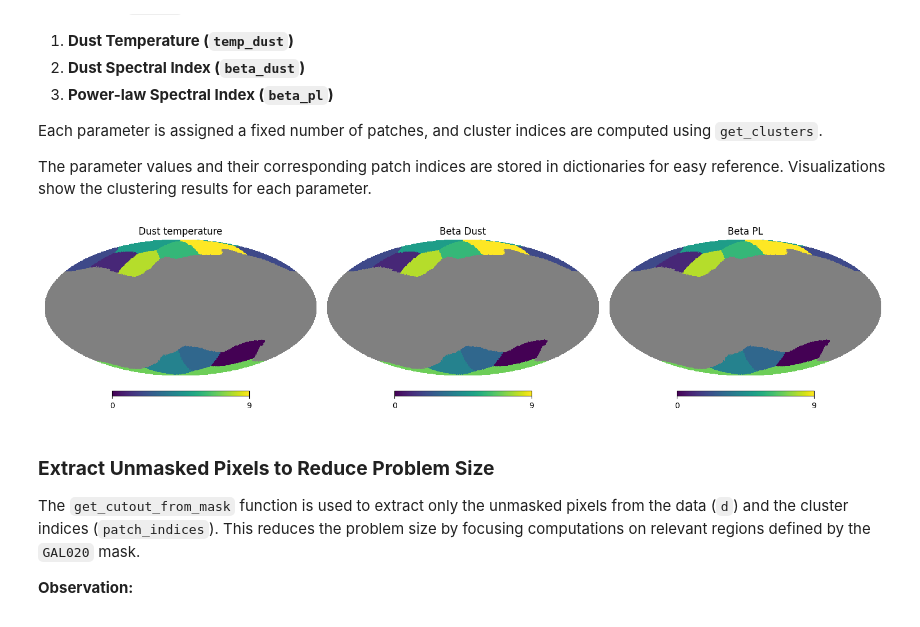
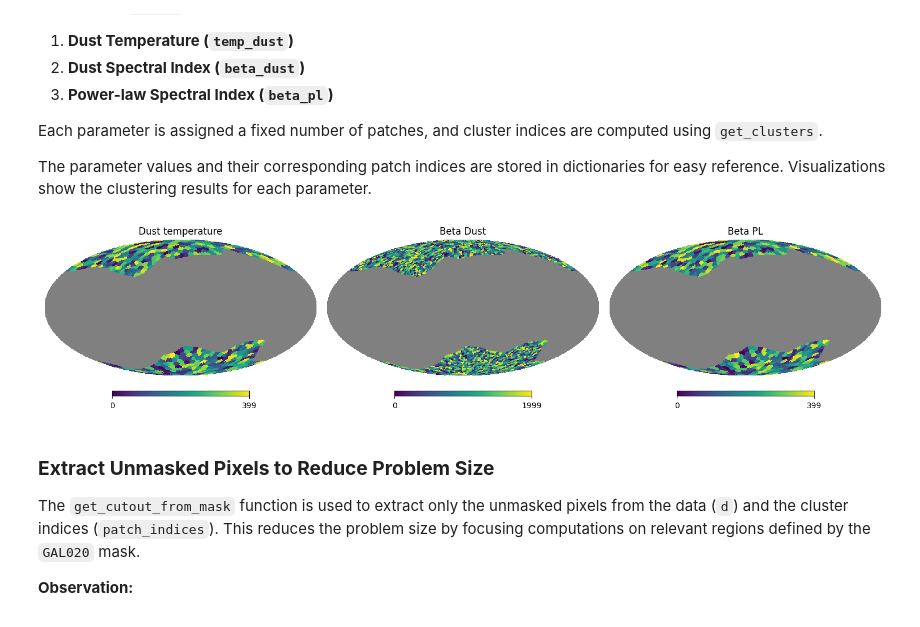
Before and after one commit to ASKabalan/furax-compsep-paper, a Jupyter notebook: notebooks/01_Clustering.ipynb, the cells around one changed output. Saved outputs shown, nothing was run; the diff lists cells and outputs as text; code cells hidden in the pictures.

```diff
--- a/notebooks/01_Clustering.ipynb
+++ b/notebooks/01_Clustering.ipynb
@@ -45,9 +46,9 @@ Loaded freq_maps for nside 128 from cache.
 
 Loads Planck masks (`GAL020`, `GAL040`, `GAL060`) that have been downgraded to an `nside` of 64 for compatibility with the resolution of subsequent analyses.
 # %%
-GAL020 = np.load('masks/GAL_PlanckMasks_64.npz')['GAL020']
-GAL040 = np.load('masks/GAL_PlanckMasks_64.npz')['GAL040']
-GAL060 = np.load('masks/GAL_PlanckMasks_64.npz')['GAL060']
+GAL020 = np.load('../data/masks/GAL_PlanckMasks_64.npz')['GAL020']
+GAL040 = np.load('../data/masks/GAL_PlanckMasks_64.npz')['GAL040']
+GAL060 = np.load('../data/masks/GAL_PlanckMasks_64.npz')['GAL060']
 
 figure = plt.figure(figsize=(15, 15))
 hp.mollview(GAL020, title='Mask GalPlane', sub=(1, 3, 1))
@@ -120,40 +121,40 @@ Each parameter is assigned a fixed number of patches, and cluster indices are co
 
 The parameter values and their corresponding patch indices are stored in dictionaries for easy reference. Visualizations show the clustering results for each parameter.
 # %%
-temp_dust_patches_count = 10
-beta_dust_patches_count = 10
-beta_pl_patches_count = 10
-
+temp_dust_patches_count = 400
+beta_dust_patches_count = 2000
+beta_pl_patches_count = 400
+max_centroids = 2000
 
 mask = GAL020
 indices, = jnp.where(mask == 1)
-temp_dust_patch_indices = get_clusters(mask,indices ,temp_dust_patches_count, jax.random.PRNGKey(0),max_centroids=1000)
-beta_dust_patch_indices = get_clusters(mask,indices, beta_dust_patches_count, jax.random.PRNGKey(0),max_centroids= 1000)
-beta_pl_patch_indices = get_clusters(mask,indices ,beta_pl_patches_count, jax.random.PRNGKey(0),max_centroids=1000)
+temp_dust_patch_indices = get_clusters(mask,indices ,temp_dust_patches_count, jax.random.PRNGKey(0),max_centroids=max_centroids)
+beta_dust_patch_indices = get_clusters(mask,indices, beta_dust_patches_count, jax.random.PRNGKey(0),max_centroids= max_centroids)
+beta_pl_patch_indices = get_clusters(mask,indices ,beta_pl_patches_count, jax.random.PRNGKey(0),max_centroids=max_centroids)
 
 params = {
     'temp_dust': jnp.full((temp_dust_patches_count,), 20.0),
     'beta_dust': jnp.full((beta_dust_patches_count,), 1.54),
     'beta_pl': jnp.full((beta_pl_patches_count,), -3.0),
 }
 
 patch_indices = {
     'temp_dust_patches': temp_dust_patch_indices,
     'beta_dust_patches': beta_dust_patch_indices,
     'beta_pl_patches': beta_pl_patch_indices,
 }
 
 # Set up subplots
 fig = plt.figure(figsize=(15, 5))
 # Plot each map
 hp.mollview(temp_dust_patch_indices, title='Dust temperature', sub=(1, 3, 1) , bgcolor=(1.0, ) * 4 )
 hp.mollview(beta_dust_patch_indices, title='Beta Dust', sub=(1, 3, 2) , bgcolor=(1.0, ) * 4 )
 hp.mollview(beta_pl_patch_indices, title='Beta PL', sub=(1, 3, 3) , bgcolor=(1.0, ) * 4 )
 
 # Display the plot
 plt.show()
 # %% [output]
-[figure, old version]
+[figure, new version]
 # %% [markdown]
 ### **Extract Unmasked Pixels to Reduce Problem Size**
 
```
Also changed, not shown: parts of 9 cells of this notebook, 12 other files.
